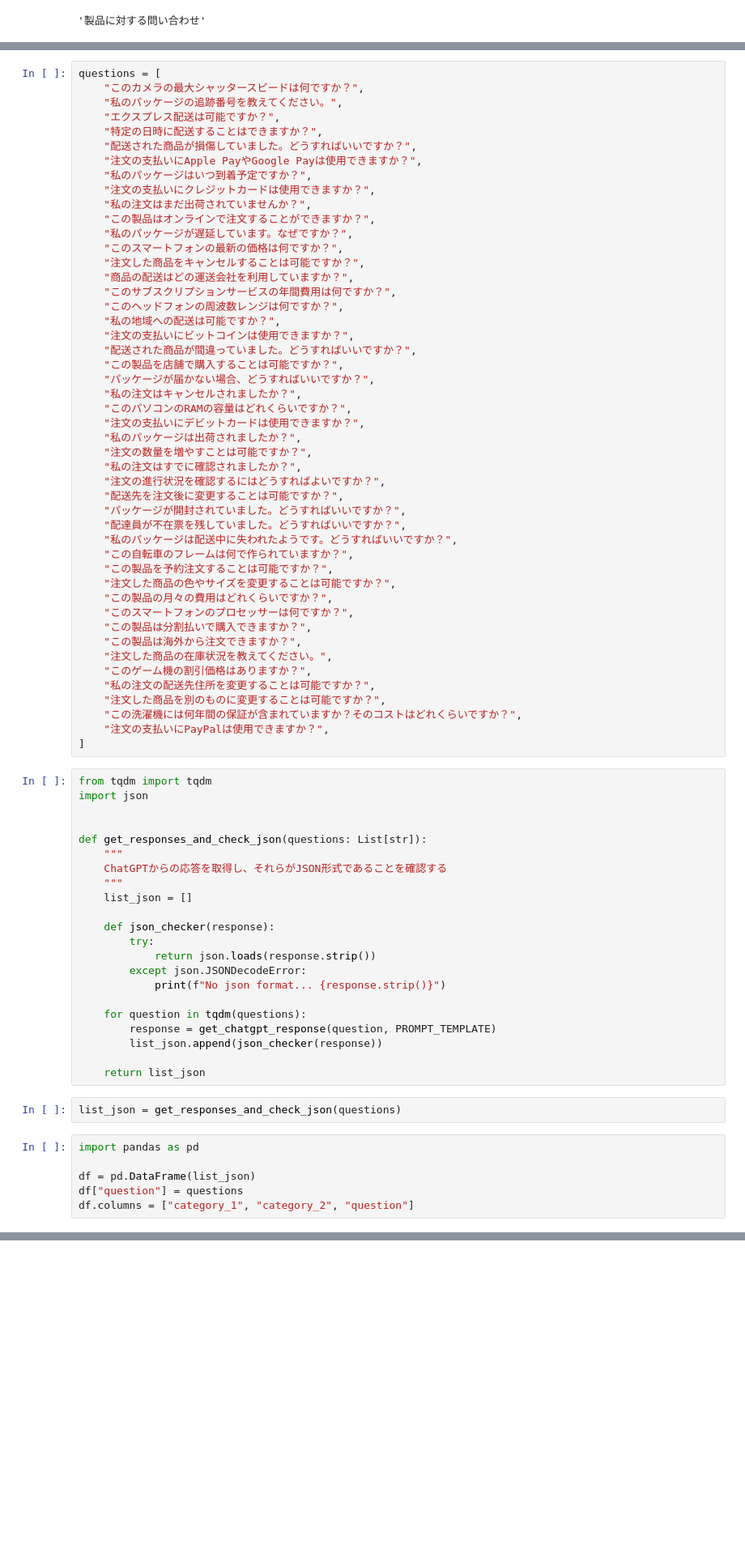
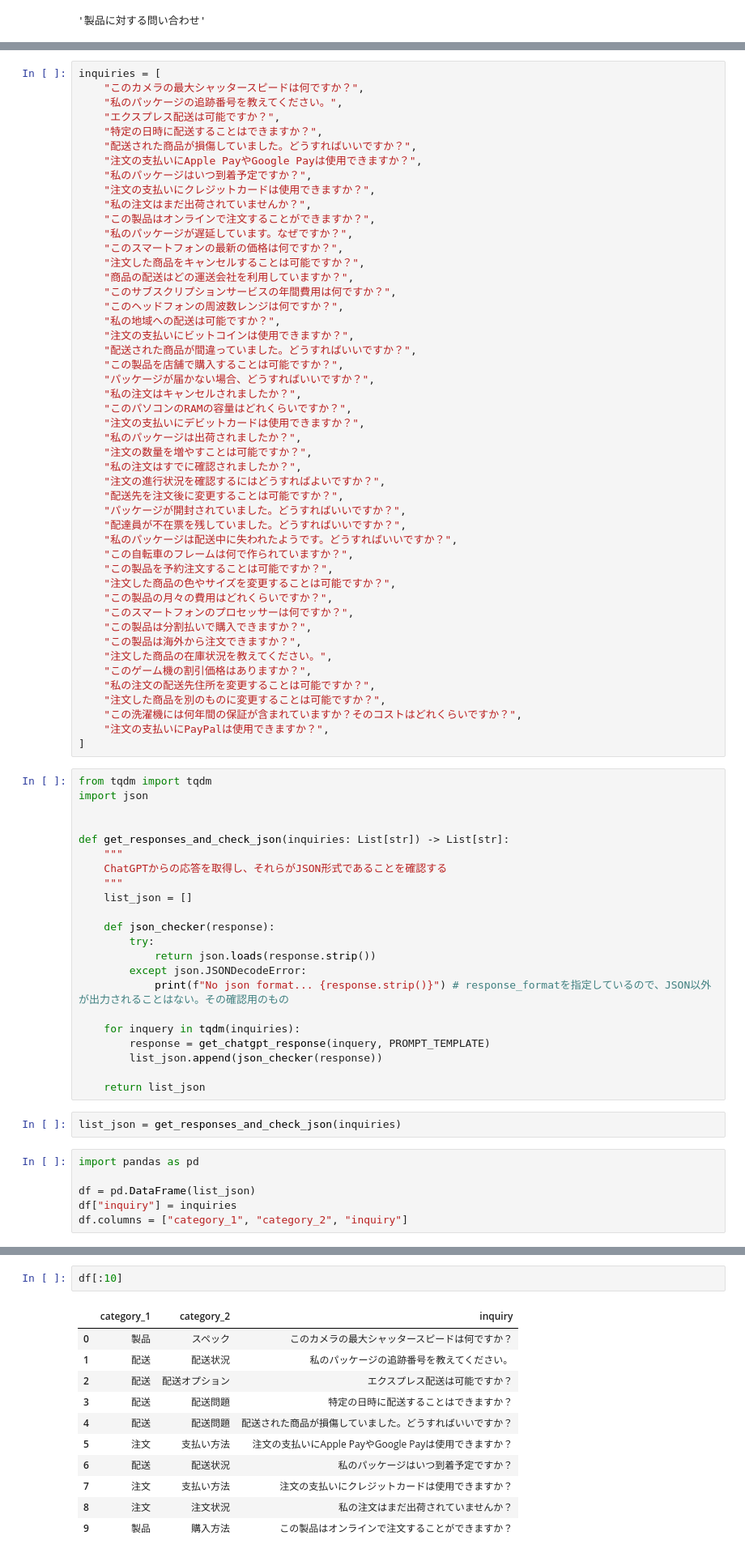
Before and after one commit to nyanta012/chatgpt_api_practice, a Jupyter notebook: section5/section5.ipynb, the cells around one changed output, grey strips where cells are left out. Shown at 81% size. Cells and saved outputs as stored; diff of their text form; blank space fills up the shorter version.

```diff
--- a/section5/section5.ipynb
+++ b/section5/section5.ipynb
@@ -263,7 +268,7 @@ print(get_chatgpt_response("このスマートフォンの最新の価格は何
   - "配達員が不在票を残していました。どうすればいいですか？"
   - "パッケージが開封されていました。どうすればいいですか？"
 # %%
-questions = [
+inquiries = [
     "このカメラの最大シャッタースピードは何ですか？",
     "私のパッケージの追跡番号を教えてください。",
     "エクスプレス配送は可能ですか？",
@@ -315,7 +320,7 @@ from tqdm import tqdm
 import json
 
 
-def get_responses_and_check_json(questions: List[str]):
+def get_responses_and_check_json(inquiries: List[str]) -> List[str]:
     """
     ChatGPTからの応答を取得し、それらがJSON形式であることを確認する
     """
@@ -325,18 +330,18 @@ def get_responses_and_check_json(questions: List[str]):
         try:
             return json.loads(response.strip())
         except json.JSONDecodeError:
-            print(f"No json format... {response.strip()}")
+            print(f"No json format... {response.strip()}") # response_formatを指定しているので、JSON以外が出力されることはない。その確認用のもの
 
-    for question in tqdm(questions):
-        response = get_chatgpt_response(question, PROMPT_TEMPLATE)
+    for inquery in tqdm(inquiries):
+        response = get_chatgpt_response(inquery, PROMPT_TEMPLATE)
         list_json.append(json_checker(response))
 
     return list_json
 # %%
-list_json = get_responses_and_check_json(questions)
+list_json = get_responses_and_check_json(inquiries)
 # %%
 import pandas as pd
 
 df = pd.DataFrame(list_json)
-df["question"] = questions
-df.columns = ["category_1", "category_2", "question"]
+df["inquiry"] = inquiries
+df.columns = ["category_1", "category_2", "inquiry"]
@@ -448,4 +437,18 @@ PROMPT_TEMPLATE = """
     """
+# %%
+df[:10]
+# %% [output]
+|  | category_1 | category_2 | inquiry |
+| 0 | 製品 | スペック | このカメラの最大シャッタースピードは何ですか？ |
+| 1 | 配送 | 配送状況 | 私のパッケージの追跡番号を教えてください。 |
+| 2 | 配送 | 配送オプション | エクスプレス配送は可能ですか？ |
+| 3 | 配送 | 配送問題 | 特定の日時に配送することはできますか？ |
+| 4 | 配送 | 配送問題 | 配送された商品が損傷していました。どうすればいいですか？ |
+| 5 | 注文 | 支払い方法 | 注文の支払いにApple PayやGoogle Payは使用できますか？ |
+| 6 | 配送 | 配送状況 | 私のパッケージはいつ到着予定ですか？ |
+| 7 | 注文 | 支払い方法 | 注文の支払いにクレジットカードは使用できますか？ |
+| 8 | 注文 | 注文状況 | 私の注文はまだ出荷されていませんか？ |
+| 9 | 製品 | 購入方法 | この製品はオンラインで注文することができますか？ |
 # %%
 for values in df.values[:10]:
     print("")
```
Also changed, not shown: parts of 27 cells of this notebook.
